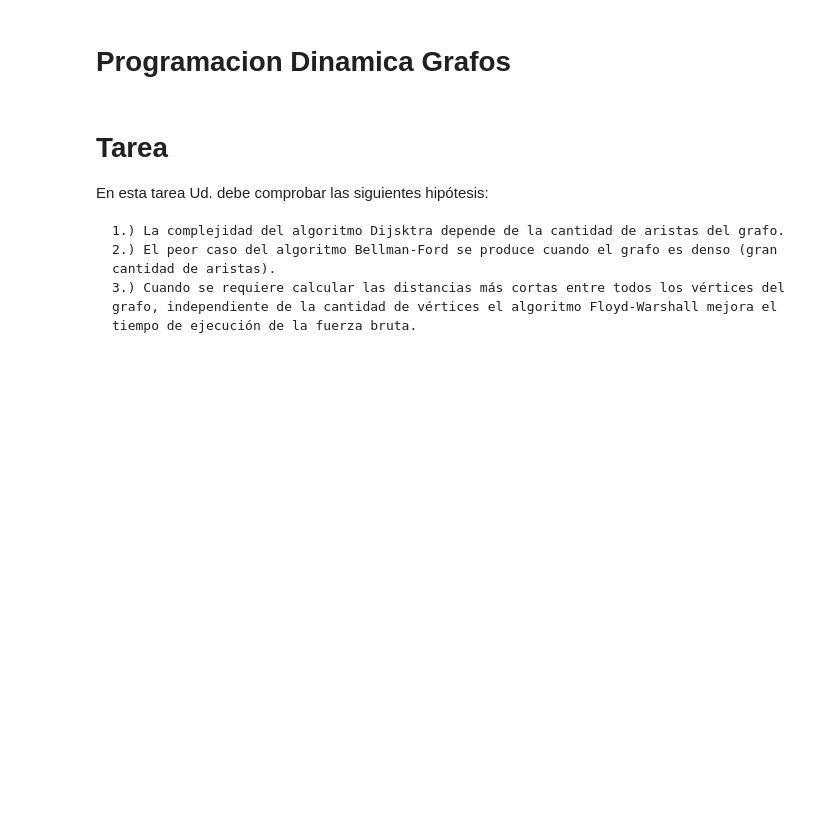
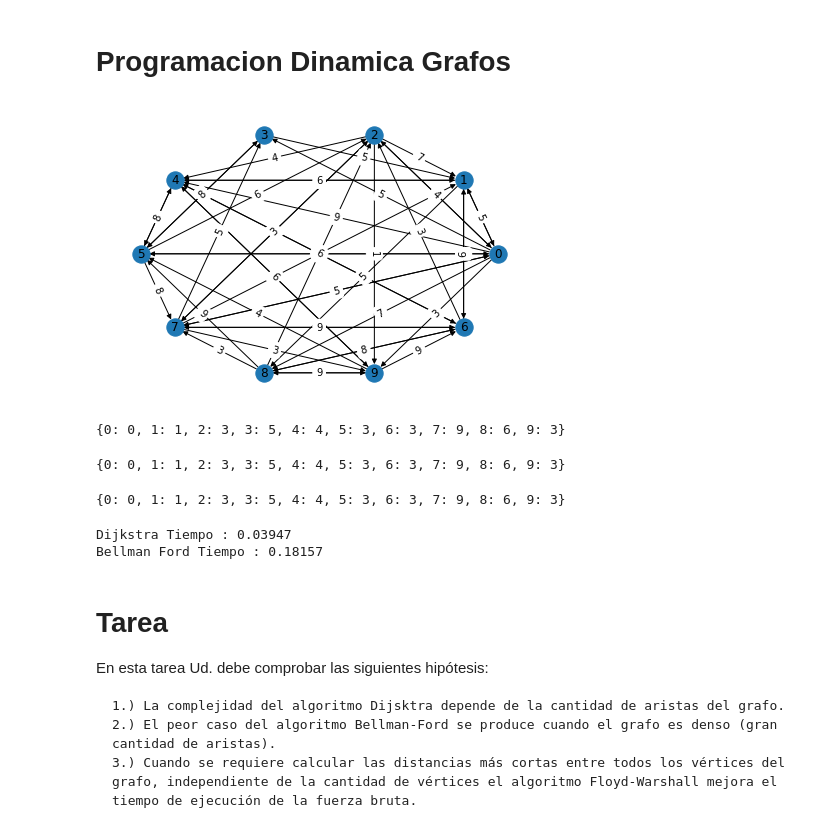
Before and after one commit to sherna90/analisis_algoritmos, a Jupyter notebook: 5.-programacion_dinamica_grafos.ipynb, the cells around one changed output. Cells and saved outputs as stored; diff of their text form; code cells hidden in the pictures; blank space fills up the shorter version.

Commit message:
dijsktra digraph

```diff
--- a/5.-programacion_dinamica_grafos.ipynb
+++ b/5.-programacion_dinamica_grafos.ipynb
@@ -72,14 +73,42 @@ random_graph = lambda n,p : {(u,v):np.random.randint(1,10) for u in np.arange(n)
 # cantidad de vértices
 n=10
 # 1- probabilidad de crear aristas
-p=0.9
+p=0.5
 
 E=random_graph(n,p)
 
-G=weighted_graph(E)
+G=weighted_digraph(E)
 # chequear que el grafo sea conexo y que el vértice inicial exista!
-start=0
-path,distance=dijkstra(G,start)
+# %%
+import networkx as nx
+import matplotlib.pyplot as plt
+
+G_nx=nx.DiGraph()
+G_nx.add_weighted_edges_from([(u,v,w) for ((u,v),w) in E.items()])
+pos = nx.circular_layout(G_nx)  # positions for all nodes
+nx.draw(G_nx,with_labels=True,pos=pos)
+labels = nx.get_edge_attributes(G_nx,'weight')
+nx.draw_networkx_edge_labels(G_nx,pos,edge_labels=labels)
+
+plt.show()
+# %% [output]
+[figure, added]
+# %%
+start=0
+path,distance=dijkstra(G,start)
+distance
+# %% [output]
+{0: 0, 1: 1, 2: 3, 3: 5, 4: 4, 5: 3, 6: 3, 7: 9, 8: 6, 9: 3}
+# %%
+path,distance=bellman_ford(G,start)
+distance
+# %% [output]
+{0: 0, 1: 1, 2: 3, 3: 5, 4: 4, 5: 3, 6: 3, 7: 9, 8: 6, 9: 3}
+# %%
+length, path = nx.single_source_dijkstra(G_nx, 0,weight='weight')
+length
+# %% [output]
+{0: 0, 1: 1, 2: 3, 3: 5, 4: 4, 5: 3, 6: 3, 7: 9, 8: 6, 9: 3}
 # %%
 import time
 
@@ -88,7 +117,7 @@ n=100
 p=0.3
 
 E=random_graph(n,p)
-G=weighted_graph(E)
+G=weighted_digraph(E)
 
 t1=time.clock()
 p,d=dijkstra(G,0)
@@ -99,6 +128,9 @@ t3=time.clock()
 p,d=bellman_ford(G,0)
 t4=time.clock()
 print('Bellman Ford Tiempo : {0:0.5f}'.format(t4-t3))
+# %% [output]
+Dijkstra Tiempo : 0.03947
+Bellman Ford Tiempo : 0.18157
 # %% [markdown]
 # Tarea
 
```
Also changed, not shown: parts of 4 cells of this notebook.
